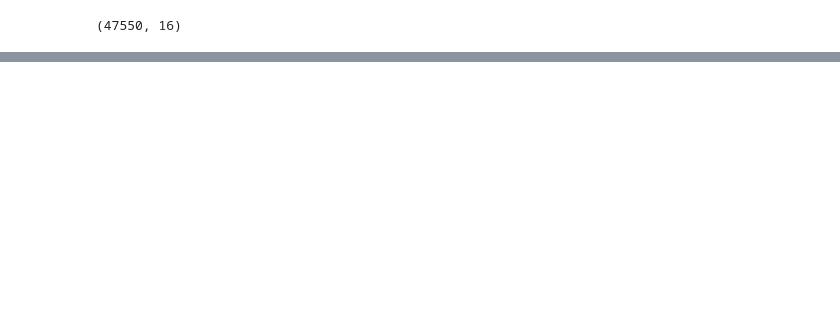
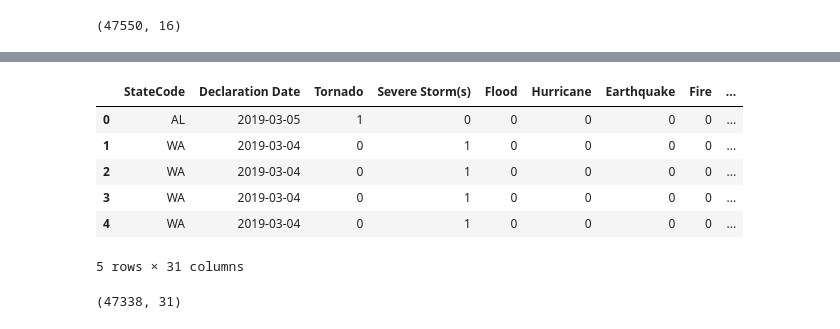
Before and after one commit to labs12-should-i-live-here/DS, a Jupyter notebook: notebooks/silh_notebook_shreyasjothish.ipynb, the cells around one changed output, grey strips where cells are left out. Cells and saved outputs as stored; diff of their text form; code cells hidden in the pictures; blank space fills up the shorter version.

```diff
--- a/notebooks/silh_notebook_shreyasjothish.ipynb
+++ b/notebooks/silh_notebook_shreyasjothish.ipynb
@@ -279,0 +341,37 @@ dtype: object
+# %%
+# Update encoded column names to more meaningful names
+col_names = {'Incident Type_1': 'Tornado',
+             'Incident Type_2': 'Severe Storm(s)',
+             'Incident Type_3': 'Flood',
+             'Incident Type_4': 'Hurricane',
+             'Incident Type_5': 'Earthquake',
+             'Incident Type_6': 'Fire',
+             'Incident Type_7': 'Snow',
+             'Incident Type_8': 'Coastal Storm',
+             'Incident Type_9': 'Volcano',
+             'Incident Type_10': 'Mud/Landslide',
+             'Incident Type_11': 'Severe Ice Storm',
+             'Incident Type_12': 'Dam/Levee Break',
+             'Incident Type_13': 'Toxic Substances',
+             'Incident Type_14': 'Chemical',
+             'Incident Type_15': 'Other',
+             'Incident Type_16': 'Terrorist',
+             'Incident Type_17': 'Freezing',
+             'Incident Type_18': 'Tsunami',
+             'Incident Type_19': 'Human Cause',
+             'Incident Type_20': 'Fishing Losses',
+             'Incident Type_21': 'Drought',
+             'Incident Type_22': 'Typhoon'
+}
+
+femadf_encoded.rename(columns=col_names, inplace=True)
+femadf_encoded.drop(columns=['Disaster Number',
+                             'IH Program Declared',
+                             'IA Program Declared',
+                             'PA Program Declared',
+                             'HM Program Declared',
+                             'Disaster Type',
+                             'Title',
+                             'Incident Begin Date',
+                             'Declared County/Area',
+                             'Declaration Request Number'], inplace=True)
@@ -279,0 +394,14 @@ dtype: object
+# %%
+femadf_encoded.head()
+# %% [output]
+|  | StateCode | Declaration Date | Tornado | Severe Storm(s) | Flood | Hurricane | Earthquake | Fire | ... |
+| 0 | AL | 2019-03-05 | 1 | 0 | 0 | 0 | 0 | 0 | ... |
+| 1 | WA | 2019-03-04 | 0 | 1 | 0 | 0 | 0 | 0 | ... |
+| 2 | WA | 2019-03-04 | 0 | 1 | 0 | 0 | 0 | 0 | ... |
+| 3 | WA | 2019-03-04 | 0 | 1 | 0 | 0 | 0 | 0 | ... |
+| 4 | WA | 2019-03-04 | 0 | 1 | 0 | 0 | 0 | 0 | ... |
+5 rows × 31 columns
+# %%
+femadf_encoded.shape
+# %% [output]
+(47338, 31)
```
Also changed, not shown: parts of 16 cells of this notebook.
